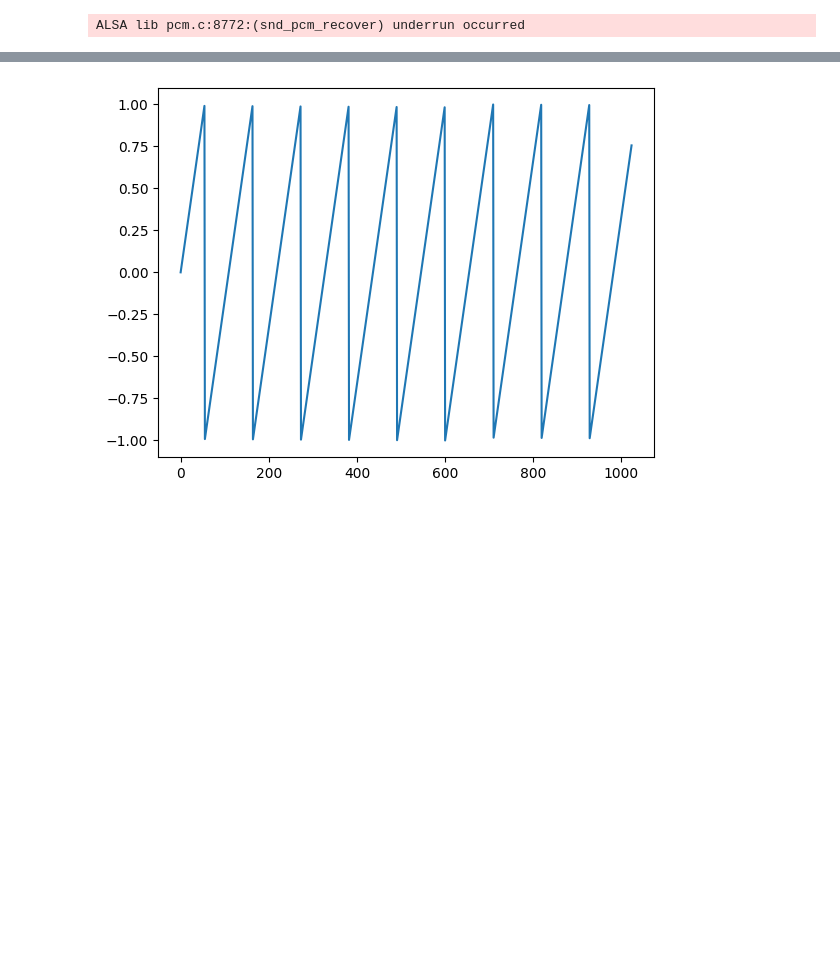
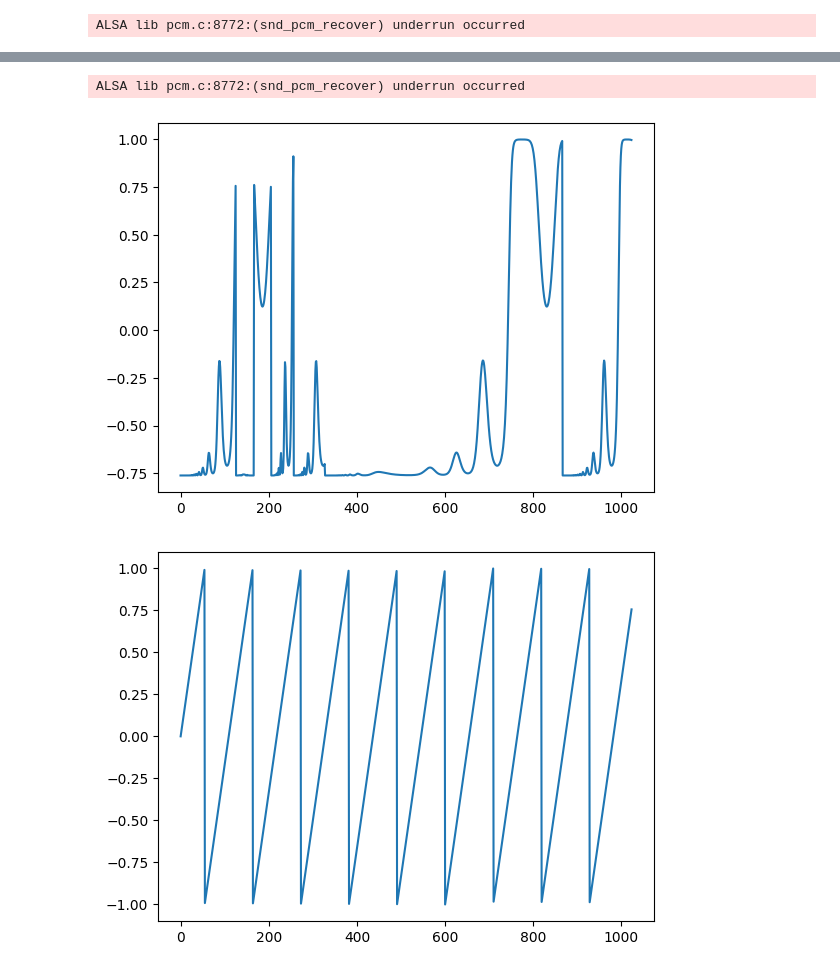
Before and after one commit to jperson4/Informatica-Musical, a Jupyter notebook: p5/p5.ipynb, the cells around one changed output, grey strips where cells are left out. Cells and saved outputs as stored; diff of their text form; code cells hidden in the pictures; blank space fills up the shorter version.

```diff
--- a/p5/p5.ipynb
+++ b/p5/p5.ipynb
@@ -235,14 +234,17 @@ input = None
 # %%
 freq = Sine(C(5000) / X(avoid0=True),
             max=C(440, show=True),
             min=C(220, show=True),
             show=True)
 
 
 s1 = Rep(freq, XP(valor=freq, exp=C(4)) * C(2) - C(1))
 s = Mixer([s1], tanh)
 input = s
-# showOsc(s, 1, chunks=True)
+showOsc(s, 1, chunks=True)
+# %% [output]
+ALSA lib pcm.c:8772:(snd_pcm_recover) underrun occurred
+[figure, added]
 # %%
 s = Sawtooth(C(440), amp=C(1))
 input = s
```
Also changed, not shown: parts of 10 cells of this notebook, 6 other files.
